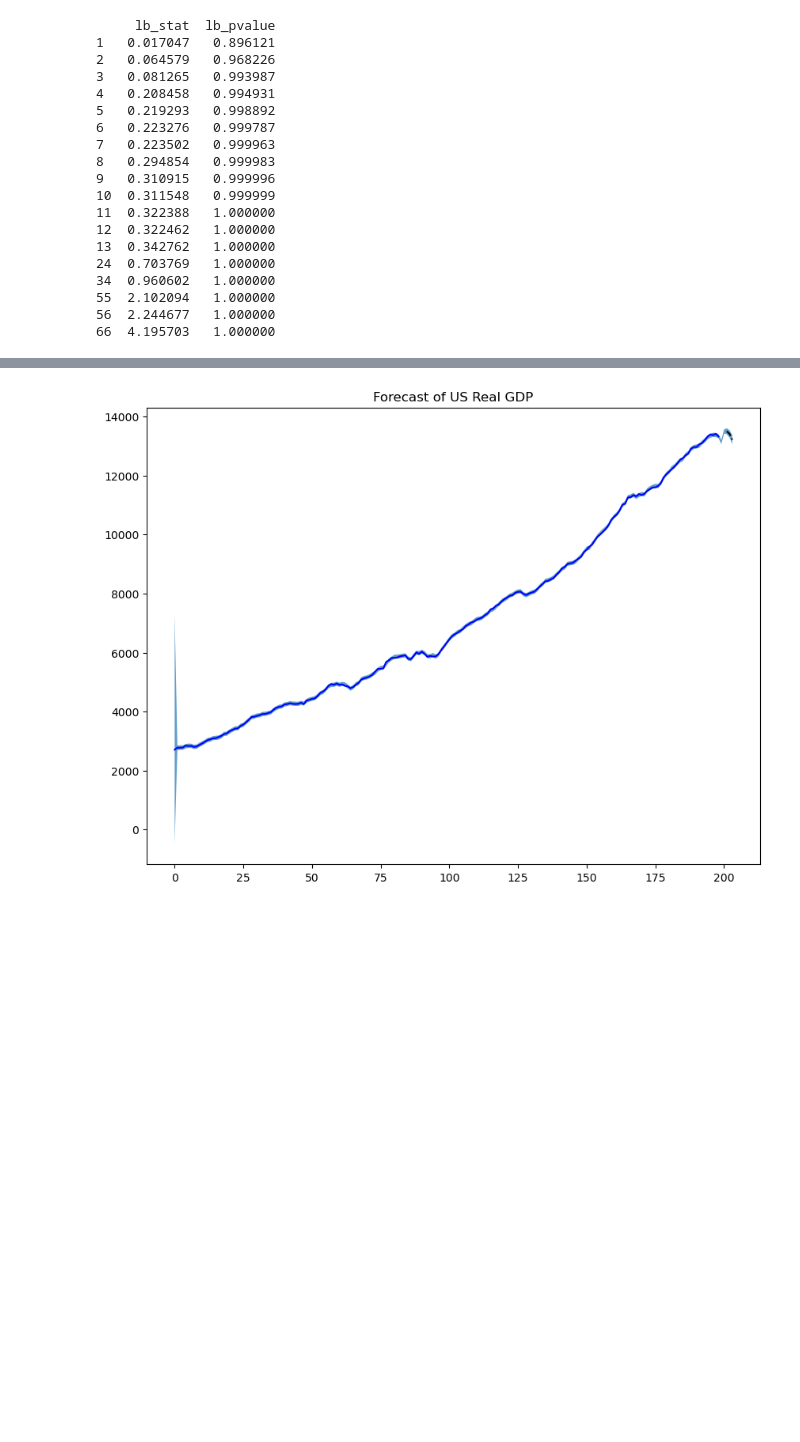
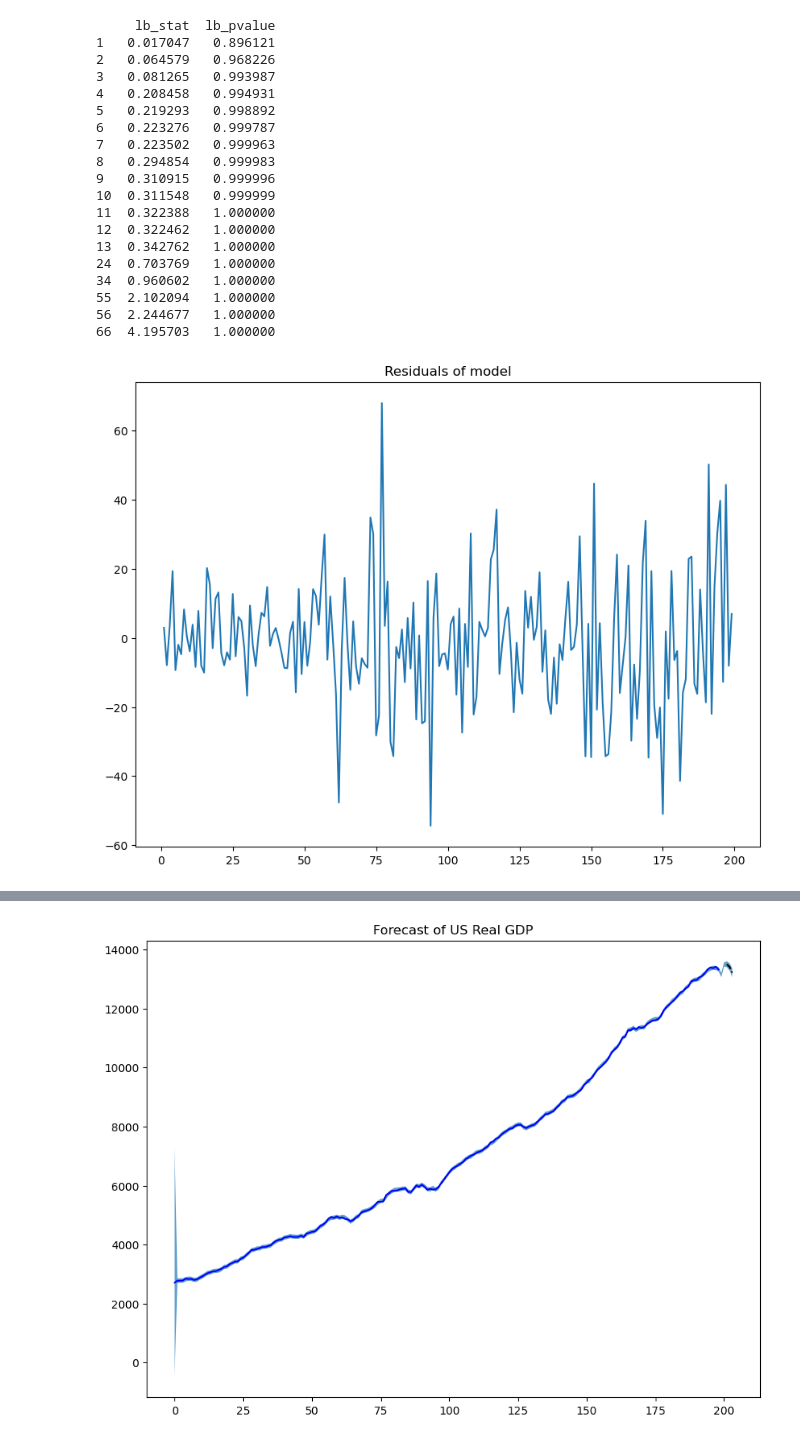
Before and after one commit to Chefi/AppliedTimeSeriesAnalysisWithPython, a Jupyter notebook: HOTSAP_SARIMAX.ipynb, the cells around one changed output, grey strips where cells are left out. Saved outputs shown, nothing was run; the diff lists cells and outputs as text; code cells hidden in the pictures; blank space fills up the shorter version.

```diff
--- a/HOTSAP_SARIMAX.ipynb
+++ b/HOTSAP_SARIMAX.ipynb
@@ -215,3 +215,9 @@ print(acorr_ljungbox(res.resid, lags=[1, 2,3,4,5,6,7,8,9,10,11,12,13,24,34,55,56
 55  2.102094   1.000000
 56  2.244677   1.000000
 66  4.195703   1.000000
+# %%
+plt.plot(res.resid[1:])
+plt.title('Residuals of model')
+plt.show()
+# %% [output]
+[figure, added]
```
Also changed, not shown: parts of 2 cells of this notebook.
